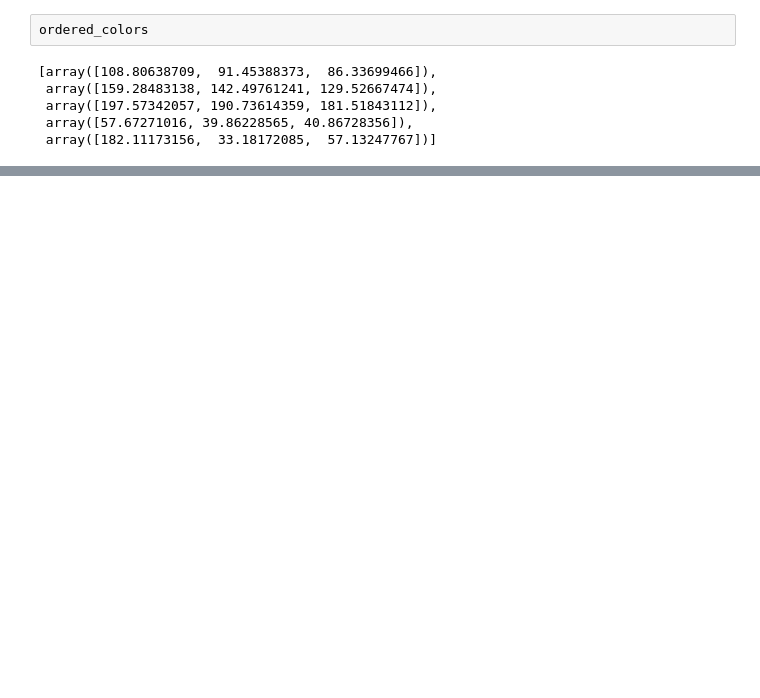
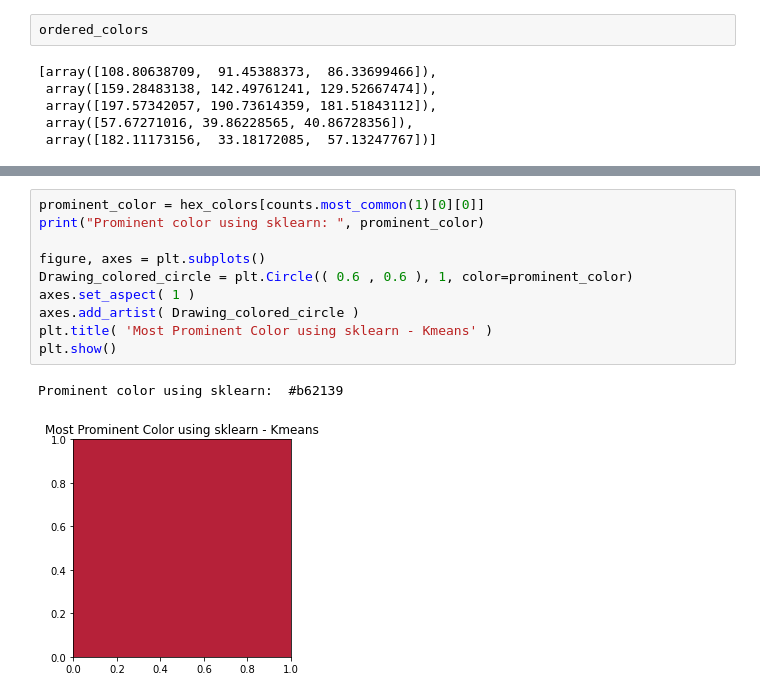
Before and after one commit to ayushabrol13/Color-Detector-and-Differentiator, a Jupyter notebook: color_detect.ipynb, the cells around one changed output, grey strips where cells are left out. Cells and saved outputs as stored; diff of their text form; blank space fills up the shorter version.

```diff
--- a/color_detect.ipynb
+++ b/color_detect.ipynb
@@ -216,0 +217,13 @@ array([[111, 113, 112],
+# %%
+prominent_color = hex_colors[counts.most_common(1)[0][0]]
+print("Prominent color using sklearn: ", prominent_color)
+
+figure, axes = plt.subplots()
+Drawing_colored_circle = plt.Circle(( 0.6 , 0.6 ), 1, color=prominent_color)
+axes.set_aspect( 1 )
+axes.add_artist( Drawing_colored_circle )
+plt.title( 'Most Prominent Color using sklearn - Kmeans' )
+plt.show()
+# %% [output]
+Prominent color using sklearn:  #b62139
+[figure, added]
```
Also changed, not shown: parts of 14 cells of this notebook.
